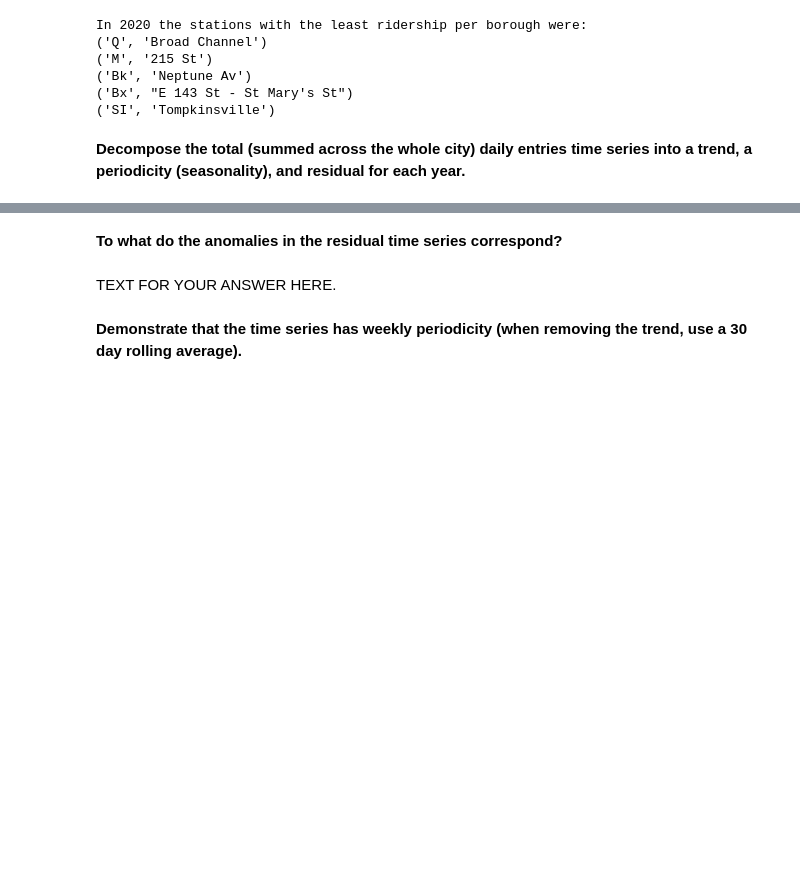
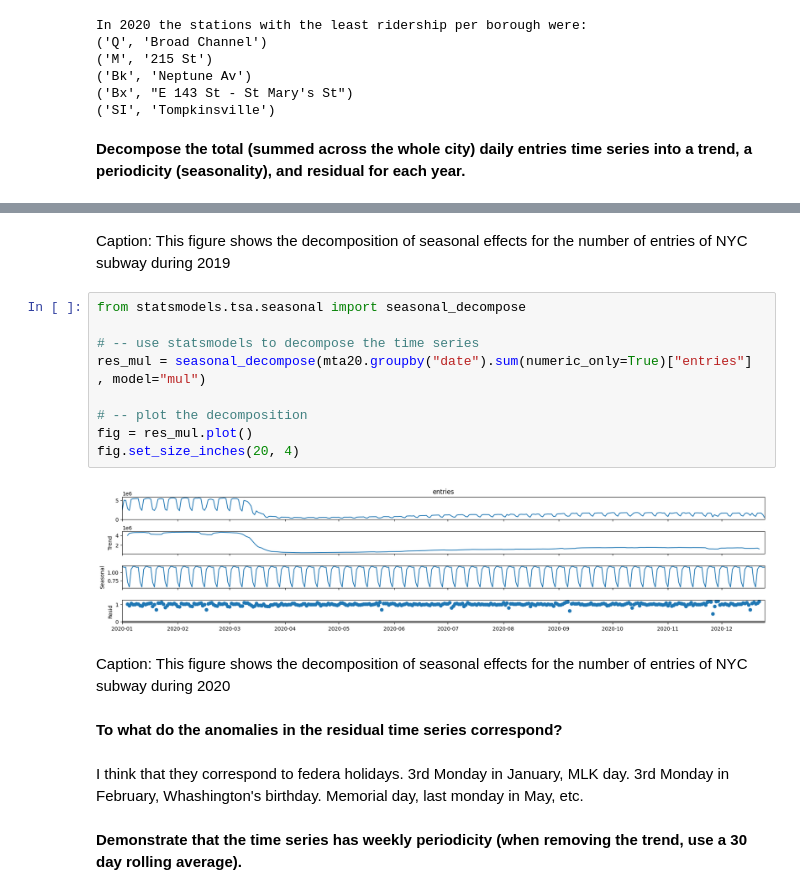
Before and after one commit to ReidelVichot/DSTEP23, a Jupyter notebook: assignments/dstep23_assignment_04_RVichot.ipynb, the cells around one changed output, grey strips where cells are left out. Drawn from its saved outputs; the diff is of its cells as text; blank space fills up the shorter version.

```diff
--- a/assignments/dstep23_assignment_04_RVichot.ipynb
+++ b/assignments/dstep23_assignment_04_RVichot.ipynb
@@ -328,7 +339,22 @@ In 2020 the stations with the least ridership per borough were:
+# %% [markdown]
+Caption: This figure shows the decomposition of seasonal effects for the number of entries of NYC subway during 2019
+# %%
+from statsmodels.tsa.seasonal import seasonal_decompose
+
+# -- use statsmodels to decompose the time series
+res_mul = seasonal_decompose(mta20.groupby("date").sum(numeric_only=True)["entries"] , model="mul")
+
+# -- plot the decomposition
+fig = res_mul.plot()
+fig.set_size_inches(20, 4)
+# %% [output]
+[figure, added]
+# %% [markdown]
+Caption: This figure shows the decomposition of seasonal effects for the number of entries of NYC subway during 2020
 # %% [markdown]
 **To what do the anomalies in the residual time series correspond?**
-# %% [markdown]
-TEXT FOR YOUR ANSWER HERE.
+# %% [markdown]
+I think that they correspond to federa holidays. 3rd Monday in January, MLK day. 3rd Monday in February, Whashington's birthday. Memorial day, last monday in May, etc.
 # %% [markdown]
 **Demonstrate that the time series has weekly periodicity (when removing the trend, use a 30 day rolling average).**
 # %% [markdown]
```
Also changed, not shown: parts of 1 cell of this notebook.
